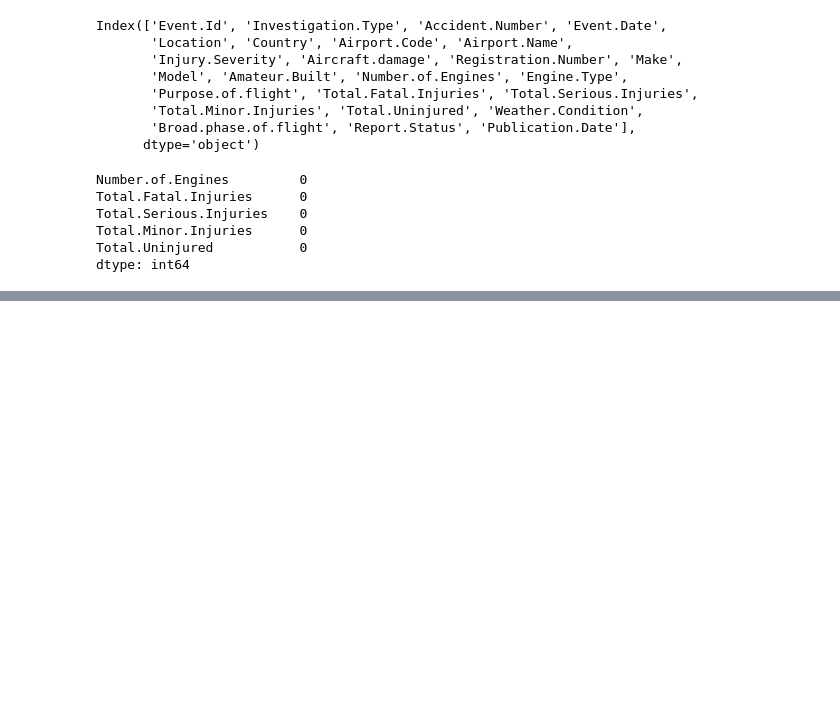
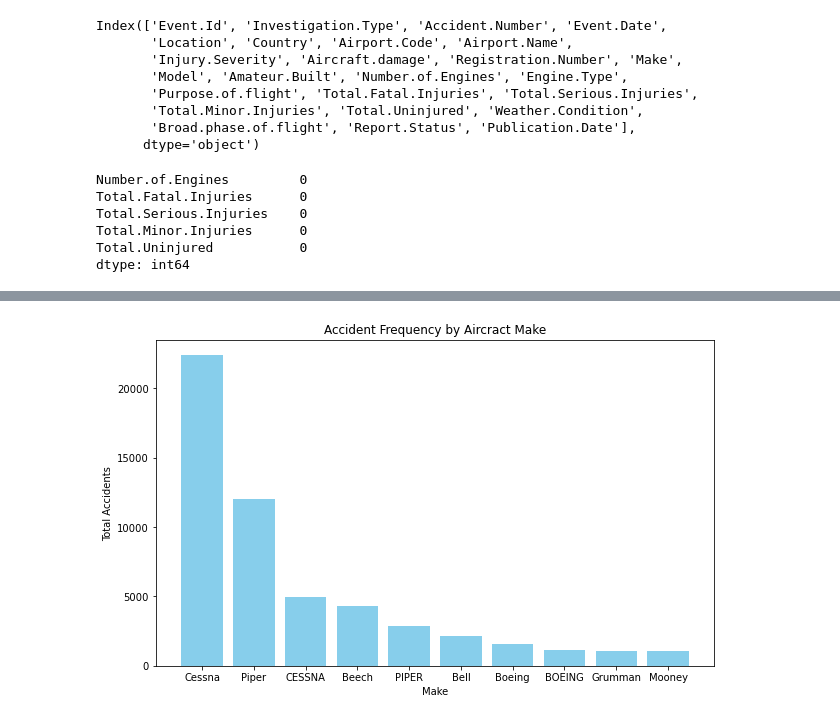
Before and after one commit to DebbieMOmondi/-Aviation-Risk-Analysis, a Jupyter notebook: index.ipynb, the cells around one changed output, grey strips where cells are left out. Cells and saved outputs as stored; diff of their text form; code cells hidden in the pictures; blank space fills up the shorter version.

```diff
--- a/index.ipynb
+++ b/index.ipynb
@@ -266,0 +330,6 @@ The dataset has been thoroughly cleaned, with missing values handled as previous
+# %%
+# Create a new column for Total Accidents (sum of Serious and Minor Injuries)
+cleaned_data['Total.Accidents'] = cleaned_data['Total.Serious.Injuries'] + cleaned_data['Total.Minor.Injuries']
+
+# Check if  the new column is added
+cleaned_data[['Make', 'Model', 'Total.Serious.Injuries', 'Total.Minor.Injuries', 'Total.Accidents']].head()
@@ -266,0 +343,9 @@ The dataset has been thoroughly cleaned, with missing values handled as previous
+# %%
+# Count the number of accidents per aircraft make
+accidents_per_model = cleaned_data.groupby('Make').size().reset_index(name='Total.Accidents')
+
+# Sort by the accident count for better readability
+accidents_per_model = accidents_per_model.sort_values(by='Total.Accidents', ascending=False)
+
+# Display the top 10 aircraft types with the most accidents
+accidents_per_model.head(10)
@@ -266,0 +364,15 @@ The dataset has been thoroughly cleaned, with missing values handled as previous
+# %%
+#Plot a bar Graph to show the relationship between make and Total accidents
+plt.figure(figsize=(10,6))
+
+#Limit the bar graph to only show the top 10 makes
+top_makes = accidents_per_model.head(10)
+bars = plt.bar(top_makes['Make'],top_makes['Total.Accidents'], color='skyblue')
+
+plt.title('Accident Frequency by Aircract Make')
+
+plt.xlabel('Make')
+plt.ylabel('Total Accidents')
+plt.show()
+# %% [output]
+[figure, added]
```
Also changed, not shown: parts of 19 cells of this notebook.
